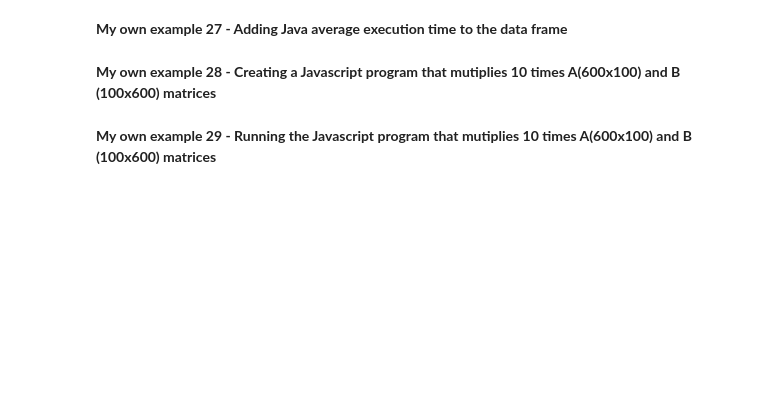
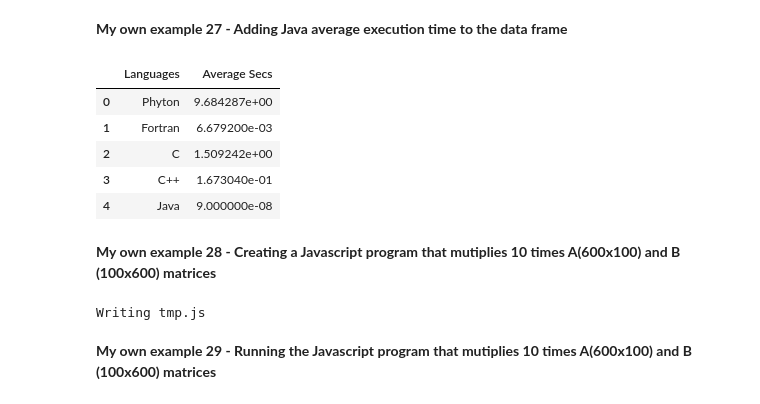
Before and after one commit to Rochy3/AlgorithmsUN2024II, a Jupyter notebook: Lab2/Rocsantofimiome_Lab2.ipynb, the cells around one changed output. Drawn from its saved outputs; the diff is of its cells as text; code cells hidden in the pictures; blank space fills up the shorter version.

```diff
--- a/Lab2/Rocsantofimiome_Lab2.ipynb
+++ b/Lab2/Rocsantofimiome_Lab2.ipynb
@@ -300,2 +367,6 @@ randm
 # %% [markdown]
 **My own example 8 - Creating the average execution time data frame and adding Python's average execution time**
+# %%
+dic = {'Languages':['Phyton'],'Average Secs':[ tiempo_ejecucion_promedio]}
+dFrame = pd.DataFrame(dic)
+print(dic)
@@ -378,6 +892,76 @@ Wall time: 181 µs
 # %% [markdown]
 **My own example 27 - Adding Java average execution time to the data frame**
+# %%
+nuevo_elemento = pd.DataFrame({'Languages': 'Java', 'Average Secs': 0.000000090}, index=[4])
+
+dFrame = pd.concat([dFrame, nuevo_elemento])
+
+dFrame
+# %% [output]
+|  | Languages | Average Secs |
+| 0 | Phyton | 9.684287e+00 |
+| 1 | Fortran | 6.679200e-03 |
+| 2 | C | 1.509242e+00 |
+| 3 | C++ | 1.673040e-01 |
+| 4 | Java | 9.000000e-08 |
 # %% [markdown]
 **My own example 28 - Creating a Javascript program that mutiplies 10 times A(600x100) and  B (100x600) matrices**
+# %%
+%%writefile tmp.js
+function multiplicarMatrices(matrizA, matrizB) {
+  const filasA = 600;
+  const columnasA = 100;
+  const filasB = 100;
+  const columnasB = 600;
+
+  // Inicializar matriz de resultado
+  const matrizC = new Array(filasA);
+  for (let i = 0; i < filasA; i++) {
+    matrizC[i] = new Array(columnasB).fill(0);
+  }
+
+  // Multiplicar matrices
+  for (let i = 0; i < filasA; i++) {
+    for (let j = 0; j < columnasB; j++) {
+      for (let k = 0; k < columnasA; k++) {
+        matrizC[i][j] += matrizA[i][k] * matrizB[k][j];
+      }
+    }
+  }
+
+  // Retornar matriz de resultado
+  return matrizC;
+}
+
+// Crear matrices de ejemplo
+const matrizA = new Array(600);
+for (let i = 0; i < 600; i++) {
+  matrizA[i] = new Array(100);
+  for (let j = 0; j < 100; j++) {
+    matrizA[i][j] = 1;
+  }
+}
+const matrizB = new Array(100);
+for (let i = 0; i < 100; i++) {
+  matrizB[i] = new Array(600);
+  for (let j = 0; j < 600; j++) {
+    matrizB[i][j] = 2;
+  }
+}
+
+// Multiplicar matrices 10 veces y calcular tiempo de ejecución
+let total = 0;
+for (let i = 0; i < 10; i++) {
+    const startTime = new Date().getTime();
+    const matrizC = multiplicarMatrices(matrizA, matrizB);
+    const endTime = new Date().getTime();
+    const duration = endTime - startTime;
+    total += duration;
+}
+
+const prom = total/10;
+console.log(prom);
+# %% [output]
+Writing tmp.js
 # %% [markdown]
 **My own example 29 - Running the Javascript program that mutiplies 10 times A(600x100) and  B (100x600) matrices**
```
Also changed, not shown: parts of 106 cells of this notebook.
